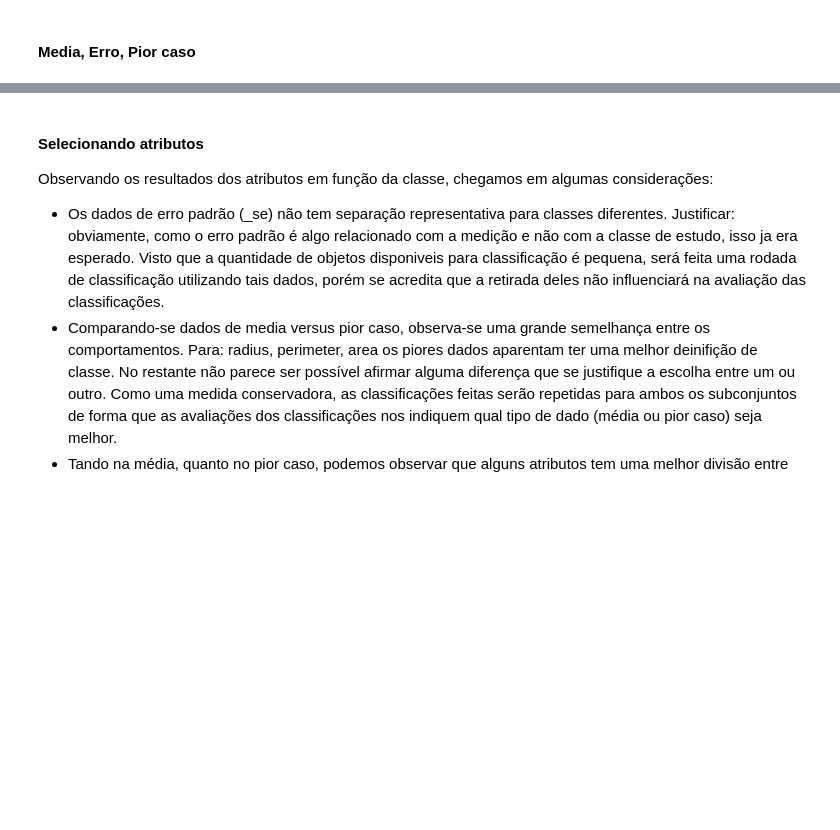
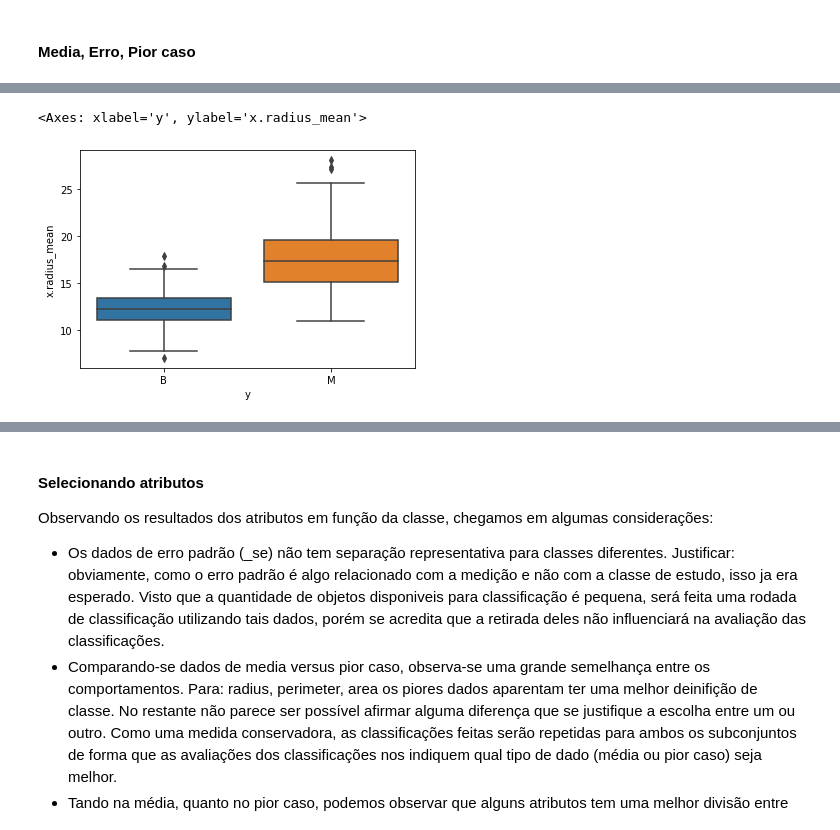
Before and after one commit to carlospcneto/AM-2023-1, a Jupyter notebook: Trabalho1.ipynb, the cells around one changed output, grey strips where cells are left out. Drawn from its saved outputs; the diff is of its cells as text; code cells hidden in the pictures; blank space fills up the shorter version.

```diff
--- a/Trabalho1.ipynb
+++ b/Trabalho1.ipynb
@@ -227,0 +234,6 @@ for tipo in [attributes_col_mean, attributes_col_se, attributes_col_worst]:
+# %%
+import seaborn as sns
+sns.boxplot(data=df, x="y", y="x.radius_mean")
+# %% [output]
+<Axes: xlabel='y', ylabel='x.radius_mean'>
+[figure, added]
```
Also changed, not shown: parts of 20 cells of this notebook.
